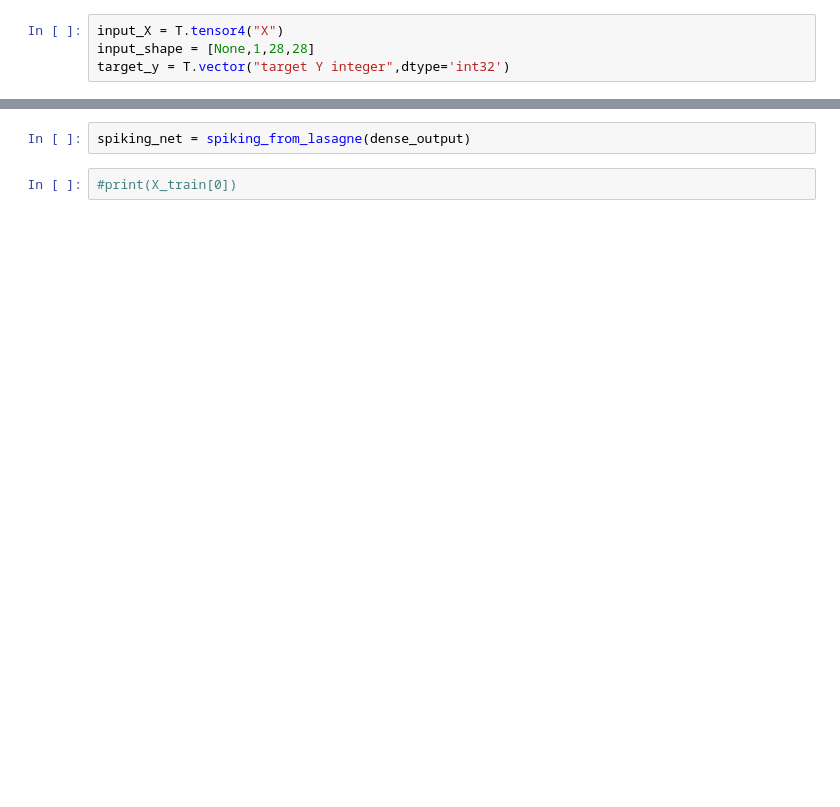
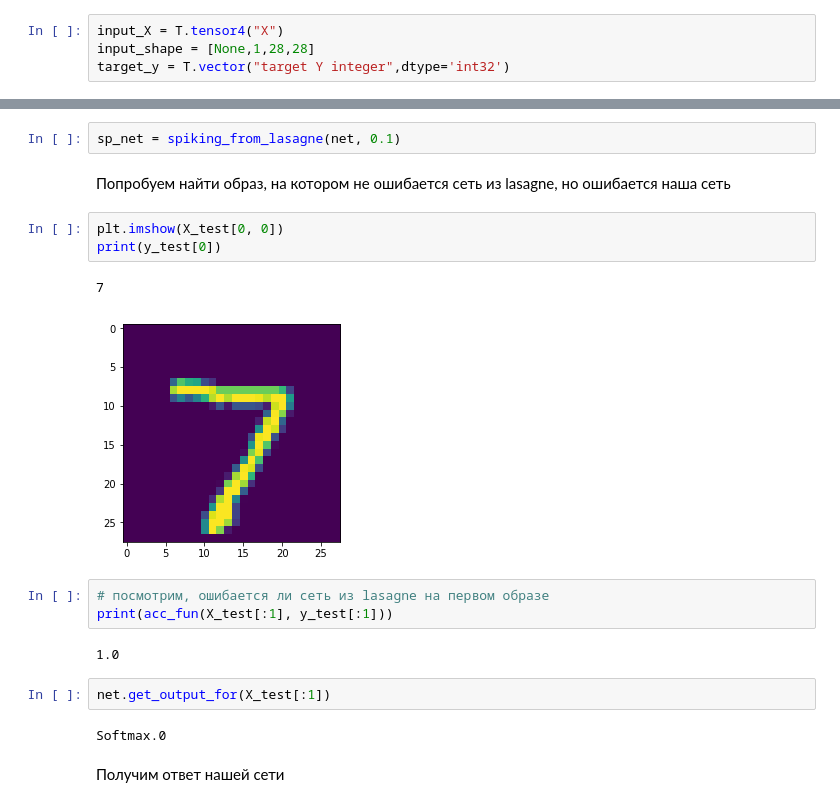
Before and after one commit to ignorer/snn1337, a Jupyter notebook: Research/SNN/mnist_test.ipynb, the cells around one changed output, grey strips where cells are left out. Cells and saved outputs as stored; diff of their text form; blank space fills up the shorter version.

Commit message:
compare SNN with lasagne

```diff
--- a/Research/SNN/mnist_test.ipynb
+++ b/Research/SNN/mnist_test.ipynb
@@ -45,6 +99,23 @@ IOError: [Errno 2] No such file or directory: 'dense_weights.npz'
-# %%
-spiking_net = spiking_from_lasagne(dense_output)
-# %%
-#print(X_train[0])
+# %%
+sp_net = spiking_from_lasagne(net, 0.1)
+# %% [markdown]
+Попробуем найти образ, на котором не ошибается сеть из lasagne, но ошибается наша сеть
+# %%
+plt.imshow(X_test[0, 0])
+print(y_test[0])
+# %% [output]
+7
+[figure, added]
+# %%
+# посмотрим, ошибается ли сеть из lasagne на первом образе
+print(acc_fun(X_test[:1], y_test[:1]))
+# %% [output]
+1.0
+# %%
+net.get_output_for(X_test[:1])
+# %% [output]
+Softmax.0
+# %% [markdown]
+Получим ответ нашей сети
 # %%
 %%time
```
Also changed, not shown: parts of 30 cells of this notebook, 2 other files.
